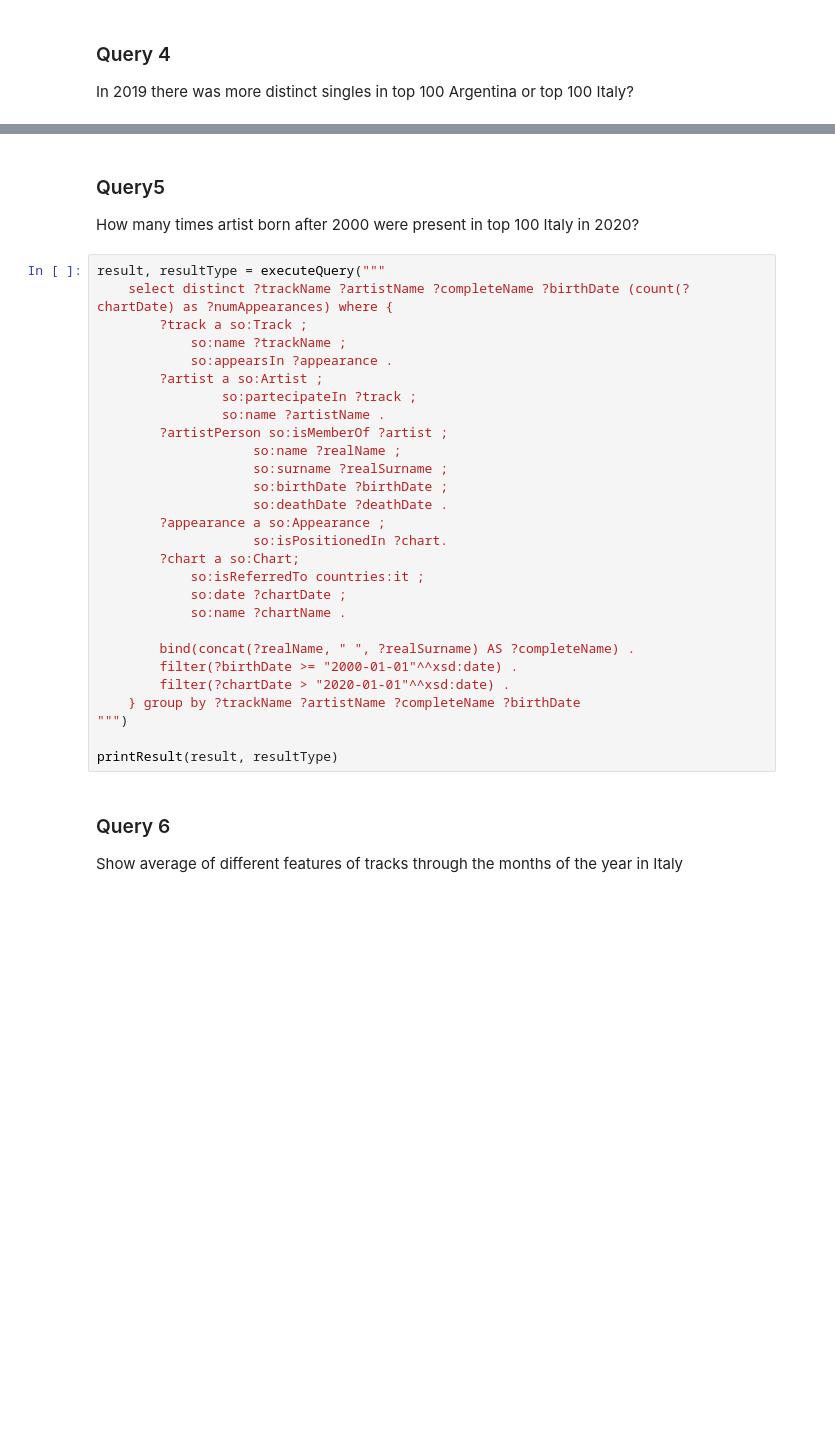
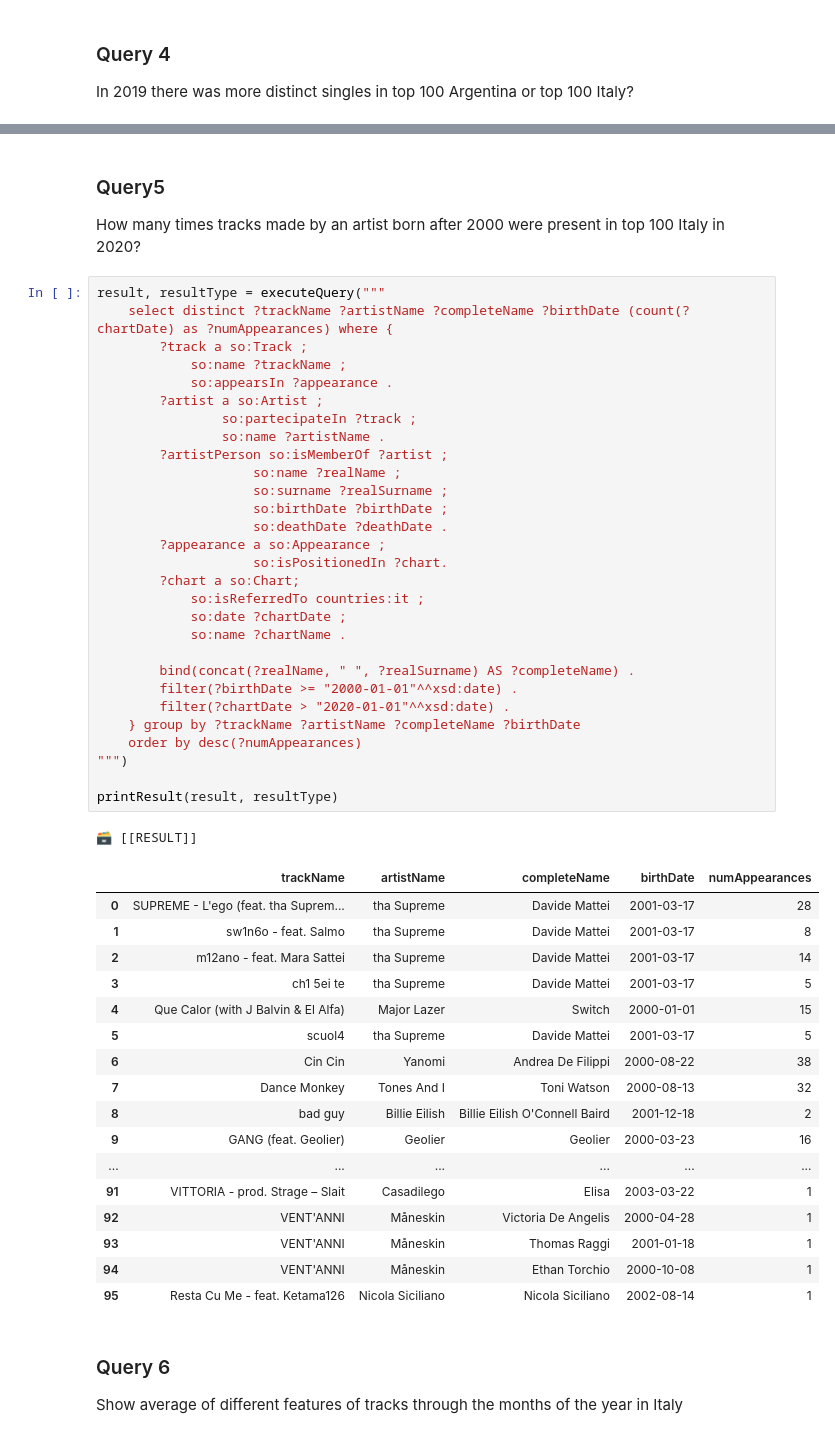
Before and after one commit to luca-martinelli-09/spotify-lod, a Jupyter notebook: spotifyGraphQueries.ipynb, the cells around one changed output, grey strips where cells are left out. Saved outputs shown, nothing was run; the diff lists cells and outputs as text; blank space fills up the shorter version.

```diff
--- a/spotifyGraphQueries.ipynb
+++ b/spotifyGraphQueries.ipynb
@@ -367,34 +434,54 @@ printResult(result, resultType)
 # %% [markdown]
 ### Query5
-How many times artist born after 2000 were present in top 100 Italy in 2020?
+How many times tracks made by an artist born after 2000 were present in top 100 Italy in 2020?
 # %%
 result, resultType = executeQuery("""
     select distinct ?trackName ?artistName ?completeName ?birthDate (count(?chartDate) as ?numAppearances) where {
         ?track a so:Track ;
             so:name ?trackName ;
             so:appearsIn ?appearance .
         ?artist a so:Artist ;
                 so:partecipateIn ?track ;
                 so:name ?artistName .
         ?artistPerson so:isMemberOf ?artist ;
                     so:name ?realName ;
                     so:surname ?realSurname ;
                     so:birthDate ?birthDate ;
                     so:deathDate ?deathDate .
         ?appearance a so:Appearance ;
                     so:isPositionedIn ?chart.
         ?chart a so:Chart;
             so:isReferredTo countries:it ;
             so:date ?chartDate ;
             so:name ?chartName .
 
         bind(concat(?realName, " ", ?realSurname) AS ?completeName) .
         filter(?birthDate >= "2000-01-01"^^xsd:date) .
         filter(?chartDate > "2020-01-01"^^xsd:date) .
     } group by ?trackName ?artistName ?completeName ?birthDate
+    order by desc(?numAppearances)
 """)
 
 printResult(result, resultType)
+# %% [output]
+🗃️ [[RESULT]]
+|  | trackName | artistName | completeName | birthDate | numAppearances |
+| 0 | SUPREME - L'ego (feat. tha Suprem... | tha Supreme | Davide Mattei | 2001-03-17 | 28 |
+| 1 | sw1n6o - feat. Salmo | tha Supreme | Davide Mattei | 2001-03-17 | 8 |
+| 2 | m12ano - feat. Mara Sattei | tha Supreme | Davide Mattei | 2001-03-17 | 14 |
+| 3 | ch1 5ei te | tha Supreme | Davide Mattei | 2001-03-17 | 5 |
+| 4 | Que Calor (with J Balvin & El Alfa) | Major Lazer | Switch | 2000-01-01 | 15 |
+| 5 | scuol4 | tha Supreme | Davide Mattei | 2001-03-17 | 5 |
+| 6 | Cin Cin | Yanomi | Andrea De Filippi | 2000-08-22 | 38 |
+| 7 | Dance Monkey | Tones And I | Toni Watson | 2000-08-13 | 32 |
+| 8 | bad guy | Billie Eilish | Billie Eilish O'Connell Baird | 2001-12-18 | 2 |
+| 9 | GANG (feat. Geolier) | Geolier | Geolier | 2000-03-23 | 16 |
+| ... | ... | ... | ... | ... | ... |
+| 91 | VITTORIA - prod. Strage – Slait | Casadilego | Elisa | 2003-03-22 | 1 |
+| 92 | VENT'ANNI | Måneskin | Victoria De Angelis | 2000-04-28 | 1 |
+| 93 | VENT'ANNI | Måneskin | Thomas Raggi | 2001-01-18 | 1 |
+| 94 | VENT'ANNI | Måneskin | Ethan Torchio | 2000-10-08 | 1 |
+| 95 | Resta Cu Me - feat. Ketama126 | Nicola Siciliano | Nicola Siciliano | 2002-08-14 | 1 |
 # %% [markdown]
 ### Query 6
 Show average of different features of tracks through the months of the year in Italy
```
Also changed, not shown: parts of 11 cells of this notebook, 1 other file.
